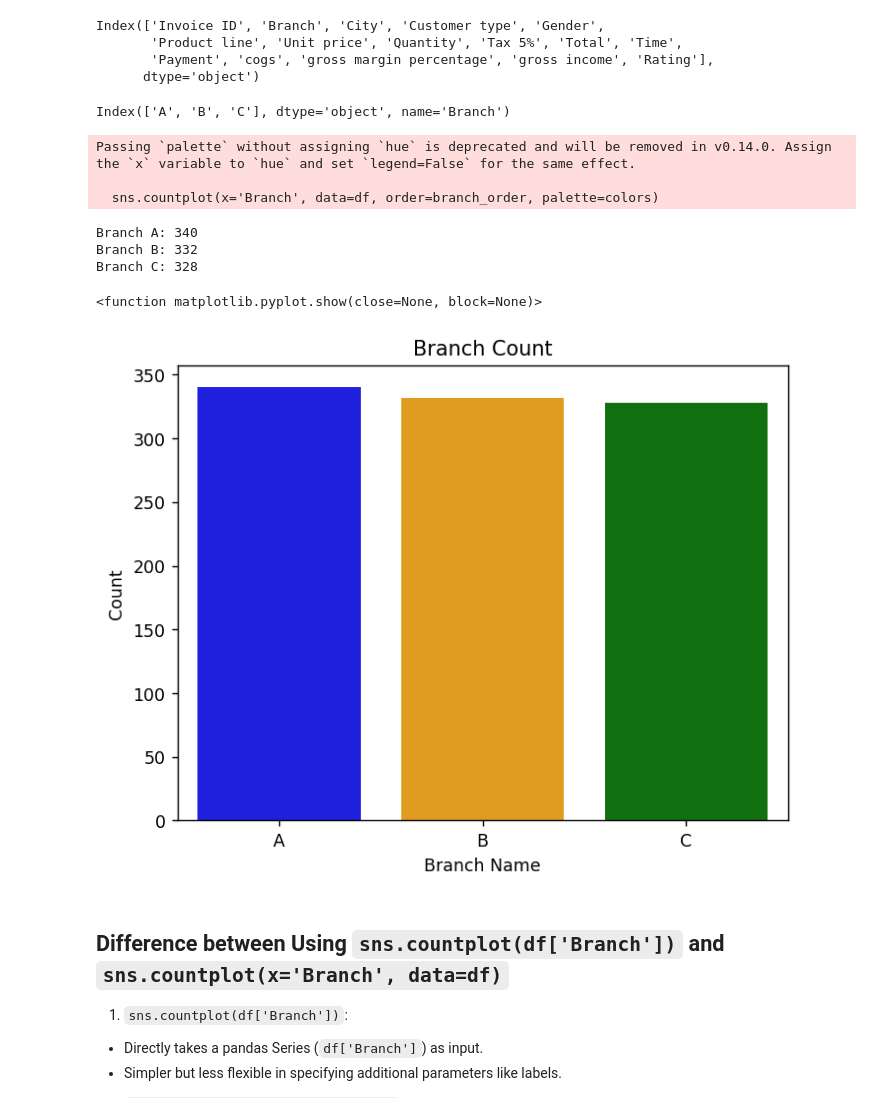
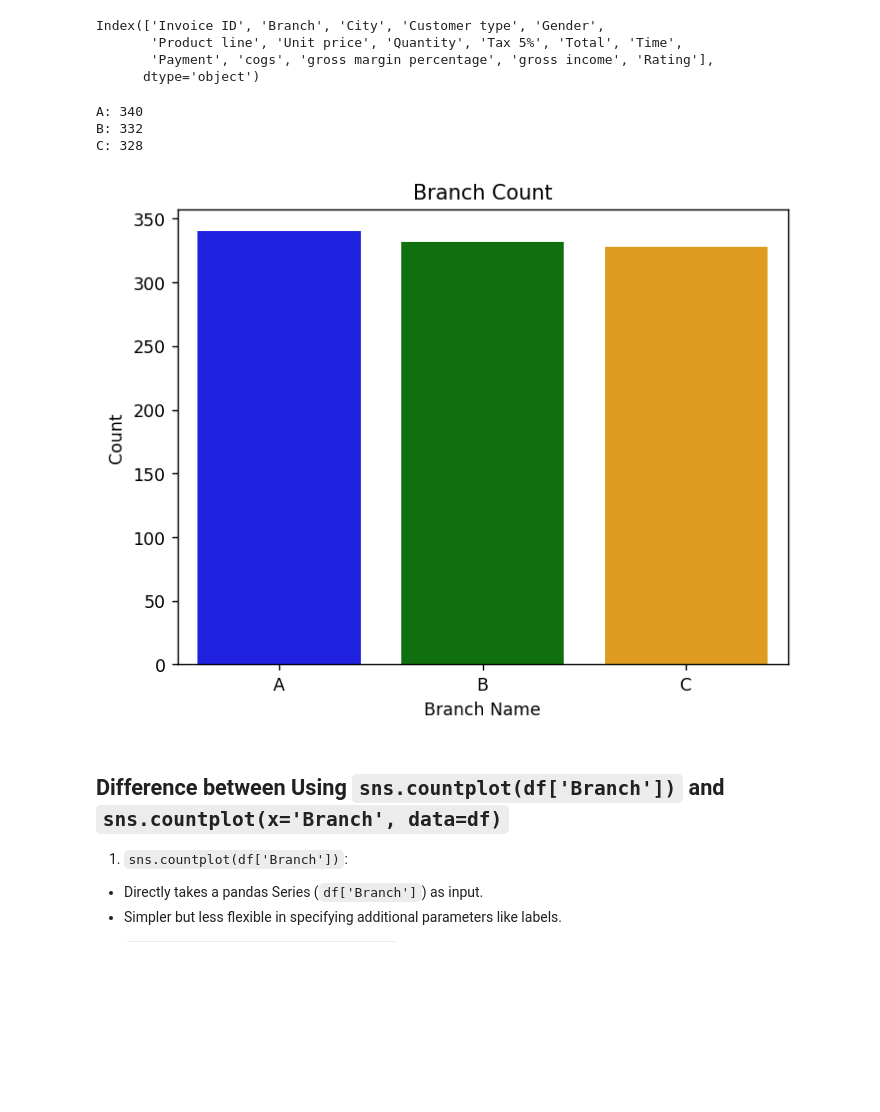
Before and after one commit to GitP001/EDA-on-Suparmarket-Sales, a Jupyter notebook: EDA_Project.ipynb, the cells around one changed output. Drawn from its saved outputs; the diff is of its cells as text; code cells hidden in the pictures; blank space fills up the shorter version.

```diff
--- a/EDA_Project.ipynb
+++ b/EDA_Project.ipynb
@@ -420,41 +428,38 @@ Index(['Invoice ID', 'Branch', 'City', 'Customer type', 'Gender',
 # %%
 # Sort branches by count
 branch_order = df['Branch'].value_counts().index
-print(branch_order)
 # .value_counts() counts the occurrences of each unique value in the column,
 ## returns a pandas series where the index contains the unique values and the
 ## values are their counts (frequencies)
 # .index extracts the index from the result of value_counts(), and returns
 ## a list of unique branch names, ordered by their counts in descending order
 
 # Define a color palette for first, second, and third place
 colors = ['blue', 'orange', 'green']
 
 # Branch Count Bar plot
 plt.figure(dpi=125)
-sns.countplot(x='Branch', data=df, order=branch_order, palette=colors)
+sns.countplot(x='Branch', data=df, order=branch_order,
+              palette=colors, hue = 'Branch')
 # Creates a bar plot showing the count of occurrences for each 'Branch' category
 # in the DataFrame df
 plt.xlabel('Branch Name')
 plt.ylabel('Count')
 plt.title('Branch Count')
 
-A,B,C = df.Branch.value_counts()
-# Calculates the counts for each branch and assigns the values to A, B, and C
-print(f'Branch A: {A}')
-print(f'Branch B: {B}')
-print(f'Branch C: {C}')
-plt.show
+print_val_cnt('Branch')
+
+# A,B,C = df.Branch.value_counts()
+## Calculates the counts for each branch and assigns the values to A, B, and C
+# print(f'Branch A: {A}')
+# print(f'Branch B: {B}')
+# print(f'Branch C: {C}')
+plt.show()
 # %% [output]
-Index(['A', 'B', 'C'], dtype='object', name='Branch')
+A: 340
+B: 332
+C: 328
-Passing `palette` without assigning `hue` is deprecated and will be removed in v0.14.0. Assign the `x` variable to `hue` and set `legend=False` for the same effect.
-
-  sns.countplot(x='Branch', data=df, order=branch_order, palette=colors)
-Branch A: 340
-Branch B: 332
-Branch C: 328
-<function matplotlib.pyplot.show(close=None, block=None)>
-[figure, old version]
+[figure, new version]
 # %% [markdown]
 ## **Difference between Using `sns.countplot(df['Branch'])` and `sns.countplot(x='Branch', data=df)`**
 
```
Also changed, not shown: parts of 5 cells of this notebook.
